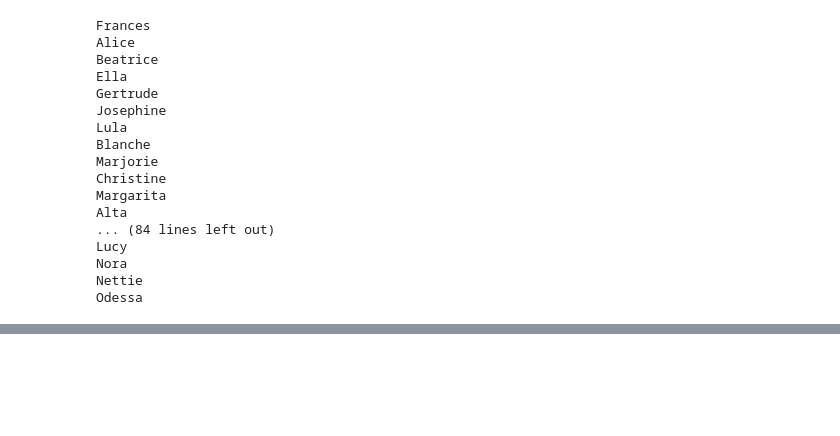
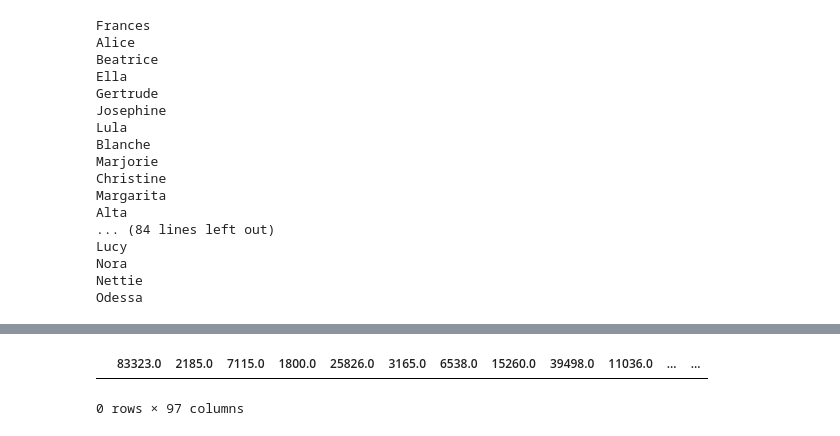
Before and after one commit to xyg123/SNP_enrich_preprocess, a Jupyter notebook: notebooks/LDSC_BQ_sumstats.ipynb, the cells around one changed output, grey strips where cells are left out. Cells and saved outputs as stored; diff of their text form; code cells hidden in the pictures; blank space fills up the shorter version.

```diff
--- a/notebooks/LDSC_BQ_sumstats.ipynb
+++ b/notebooks/LDSC_BQ_sumstats.ipynb
@@ -302,0 +462,7 @@ for row in query_job:
+# %%
+Full_baseline_M2=pd.read_csv("/Users/xg1/Downloads/ldsc/baselineLD/baselineLD.22.l2.M_5_50", sep='\t')
+#list(Full_baseline_M2.columns)
+Full_baseline_M2
+# %% [output]
+|  | 83323.0 | 2185.0 | 7115.0 | 1800.0 | 25826.0 | 3165.0 | 6538.0 | 15260.0 | 39498.0 | 11036.0 | ... | ... |
+0 rows × 97 columns
```
Also changed, not shown: parts of 6 cells of this notebook.
